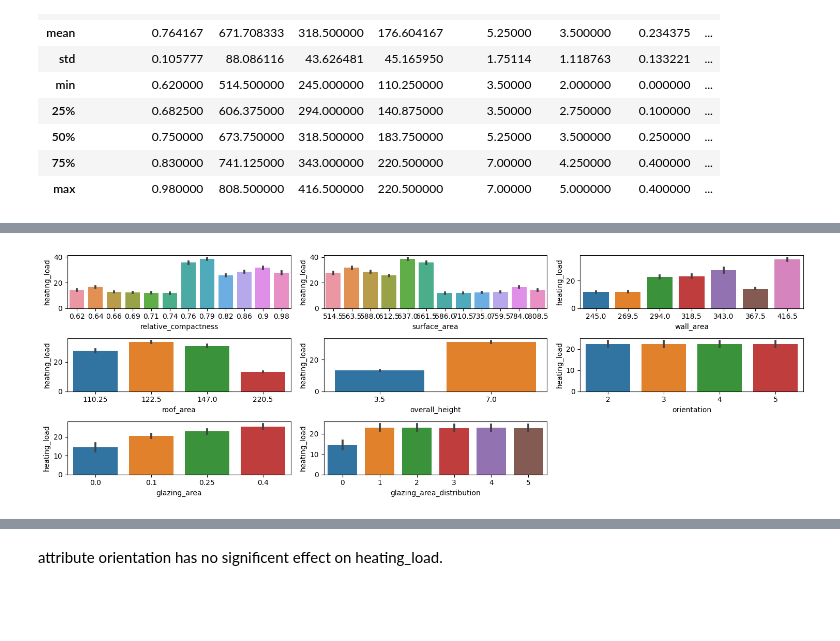
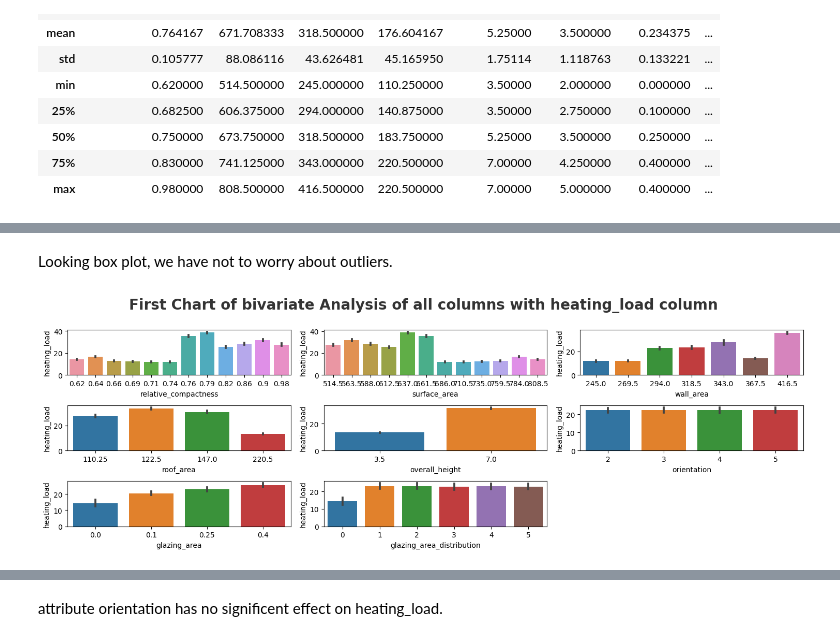
Before and after one commit to shahin28jan/energy_efficiency_prediction, a Jupyter notebook: notebooks/EDA.ipynb, the cells around one changed output, grey strips where cells are left out. Drawn from its saved outputs; the diff is of its cells as text; code cells hidden in the pictures; blank space fills up the shorter version.

```diff
--- a/notebooks/EDA.ipynb
+++ b/notebooks/EDA.ipynb
@@ -101,3 +101,12 @@ df.describe()
 | 50% | 0.750000 | 673.750000 | 318.500000 | 183.750000 | 5.25000 | 3.500000 | 0.250000 | ... |
 | 75% | 0.830000 | 741.125000 | 343.000000 | 220.500000 | 7.00000 | 4.250000 | 0.400000 | ... |
 | max | 0.980000 | 808.500000 | 416.500000 | 220.500000 | 7.00000 | 5.000000 | 0.400000 | ... |
+# %%
+# boxplot for finding outliers
+plt.figure(figsize=(15, 5))
+plt.suptitle('First Chart of bivariate Analysis of all columns with heating_load column', fontsize=20, fontweight='bold', alpha=0.8,y=1)
+cols = ['relative_compactness', 'surface_area', 'wall_area', 'roof_area', 'overall_height','orientation', 'glazing_area', 'glazing_area_distribution']
+for i in range(0, len(cols)):
+    plt.subplot(3, 3, i+1)
+    sns.boxplot(data = df, x = df[cols[i]], y = 'heating_load')
+    plt.tight_layout()
@@ -103,0 +115,9 @@ df.describe()
+# %%
+# boxplot for finding outliers
+plt.figure(figsize=(15, 5))
+plt.suptitle('First Chart of bivariate Analysis of all columns with heating_load column', fontsize=20, fontweight='bold', alpha=0.8,y=1)
+cols = ['relative_compactness', 'surface_area', 'wall_area', 'roof_area', 'overall_height','orientation', 'glazing_area', 'glazing_area_distribution']
+for i in range(0, len(cols)):
+    plt.subplot(3, 3, i+1)
+    sns.boxplot(data = df, x = df[cols[i]], y = 'cooling_load')
+    plt.tight_layout()
@@ -104,13 +126,13 @@ df.describe()
+# %% [markdown]
+Looking box plot, we have not to worry about outliers.
 # %%
-# plot for categorical columns
+# plot for all columns with heating_load column (target column)
 plt.figure(figsize=(15, 5))
-#plt.suptitle('First Chart of bivariate Analysis of data', fontsize=20, fontweight='bold', alpha=0.8,y=1)
+plt.suptitle('First Chart of bivariate Analysis of all columns with heating_load column', fontsize=20, fontweight='bold', alpha=0.8,y=1)
 cols = ['relative_compactness', 'surface_area', 'wall_area', 'roof_area', 'overall_height','orientation', 'glazing_area', 'glazing_area_distribution']
 for i in range(0, len(cols)):
     plt.subplot(3, 3, i+1)
-    #sns.countplot(x=df[cols[i]], palette="Set2")
     sns.barplot(data = df, x = df[cols[i]], y = 'heating_load')
-    #plt.xlabel(df[i])
     plt.tight_layout()
 # %% [output]
-[figure, old version]
+[figure, new version]
```
Also changed, not shown: parts of 4 cells of this notebook, 12 other files.
